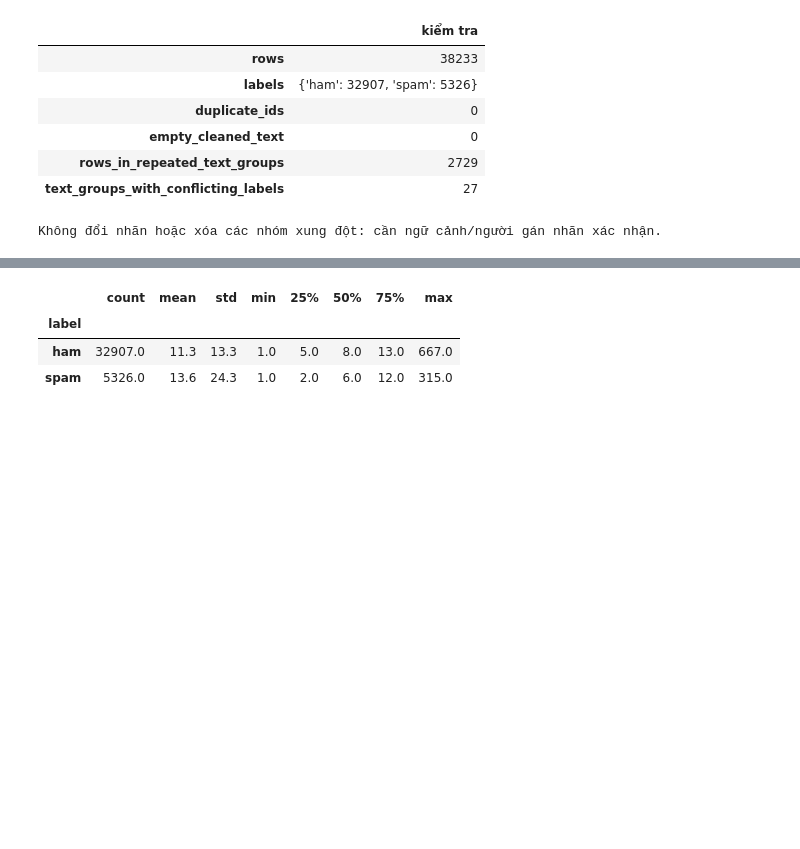
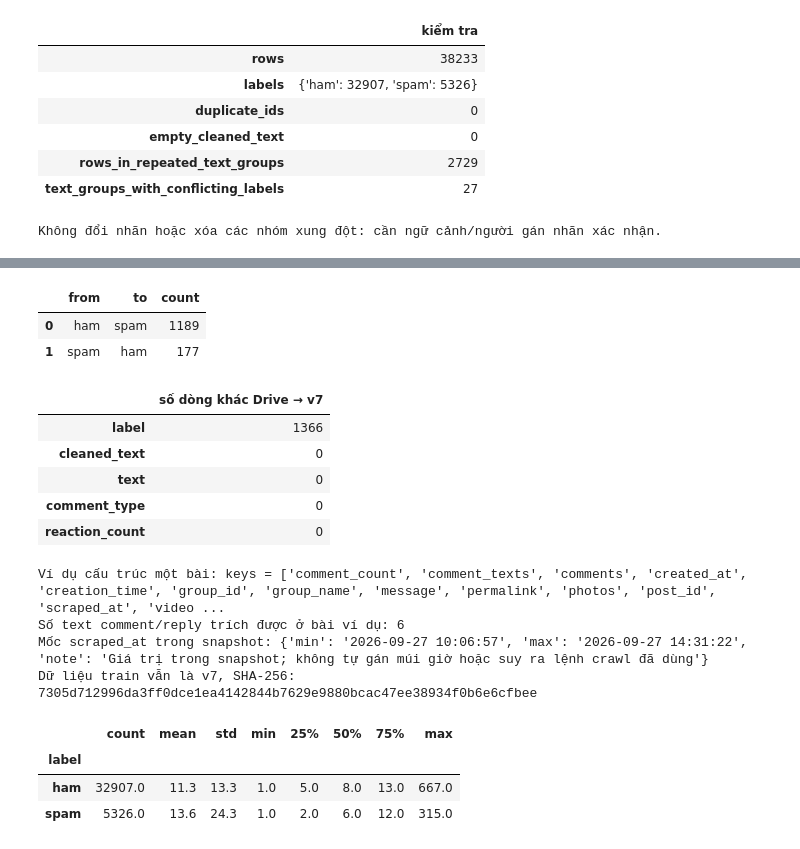
Before and after one commit to P-Bao/ptit-facebook-spam-ham, a Jupyter notebook: notebooks/spam-ham-comments.ipynb, the cells around one changed output, grey strips where cells are left out. Saved outputs shown, nothing was run; the diff lists cells and outputs as text; code cells hidden in the pictures; blank space fills up the shorter version.

```diff
--- a/notebooks/spam-ham-comments.ipynb
+++ b/notebooks/spam-ham-comments.ipynb
@@ -460,3 +983,27 @@ Không đổi nhãn hoặc xóa các nhóm xung đột: cần ngữ cảnh/ngư
+# %%
+display(pd.DataFrame(COLLECTION_AUDIT["v7_comparison"]["label_transitions"]))
+display(pd.Series(COLLECTION_AUDIT["v7_comparison"]["changed_fields"], name="số dòng khác Drive → v7").to_frame())
+collection_posts = json.loads((COLLECTION_SOURCE_DIR / "groups_data_phase2.json").read_text(encoding="utf-8"))
+collection_example = next(p for p in collection_posts if p.get("comments"))
+collection_example_texts = collection_extract_texts(collection_example["comments"])
+print("Ví dụ cấu trúc một bài: keys =", sorted(collection_example))
+print("Số text comment/reply trích được ở bài ví dụ:", len(collection_example_texts))
+print("Mốc scraped_at trong snapshot:", COLLECTION_AUDIT["raw"]["scraped_at"])
+print("Dữ liệu train vẫn là v7, SHA-256:", dataset_sha256)
+# %% [output]
+|  | from | to | count |
+| 0 | ham | spam | 1189 |
+| 1 | spam | ham | 177 |
+|  | số dòng khác Drive → v7 |
+| label | 1366 |
+| cleaned_text | 0 |
+| text | 0 |
+| comment_type | 0 |
+| reaction_count | 0 |
+Ví dụ cấu trúc một bài: keys = ['comment_count', 'comment_texts', 'comments', 'created_at', 'creation_time', 'group_id', 'group_name', 'message', 'permalink', 'photos', 'post_id', 'scraped_at', 'video ...
+Số text comment/reply trích được ở bài ví dụ: 6
+Mốc scraped_at trong snapshot: {'min': '2026-09-27 10:06:57', 'max': '2026-09-27 14:31:22', 'note': 'Giá trị trong snapshot; không tự gán múi giờ hoặc suy ra lệnh crawl đã dùng'}
+Dữ liệu train vẫn là v7, SHA-256: 7305d712996da3ff0dce1ea4142844b7629e9880bcac47ee38934f0b6e6cfbee
 # %%
 raw["n_words"] = raw["cleaned_text"].str.split().str.len()
 display(raw.groupby("label")["n_words"].describe().round(1))
```
Also changed, not shown: parts of 16 cells of this notebook, 46 other files.
